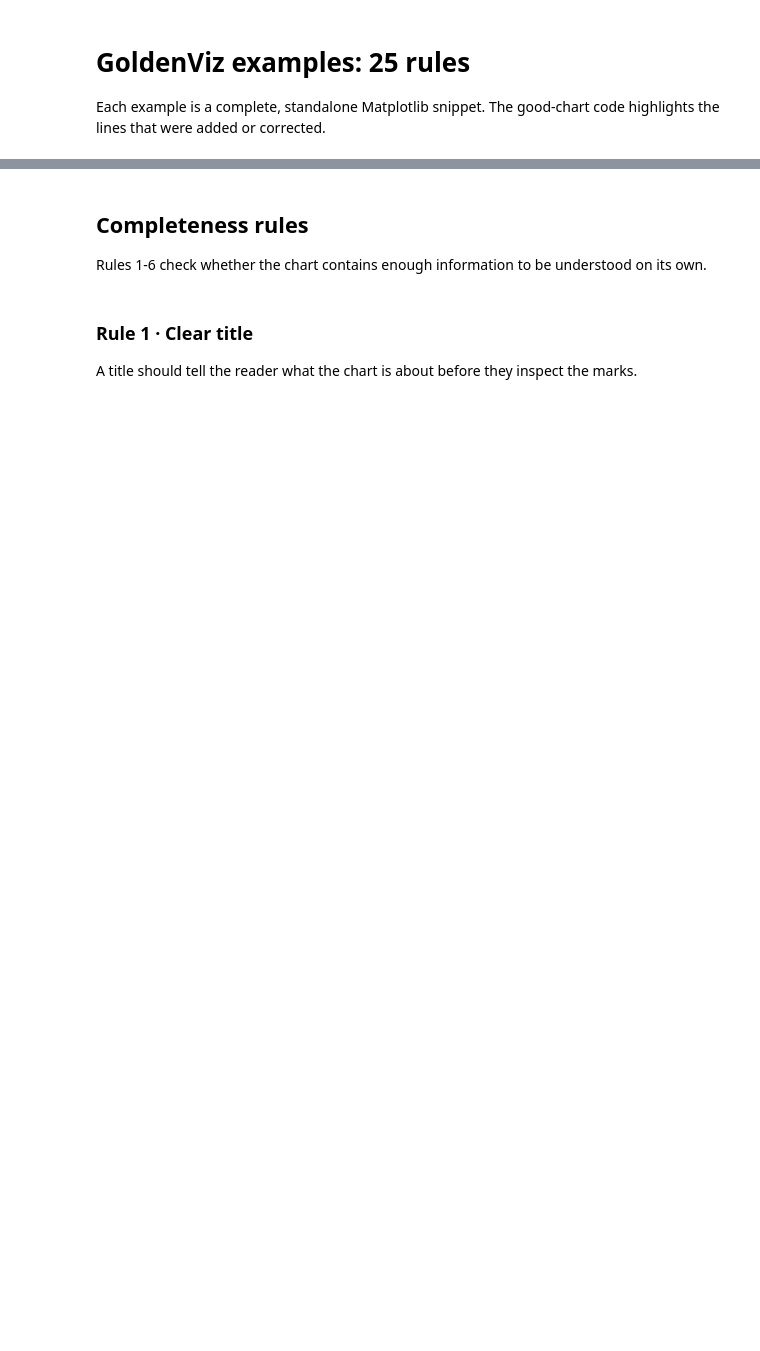
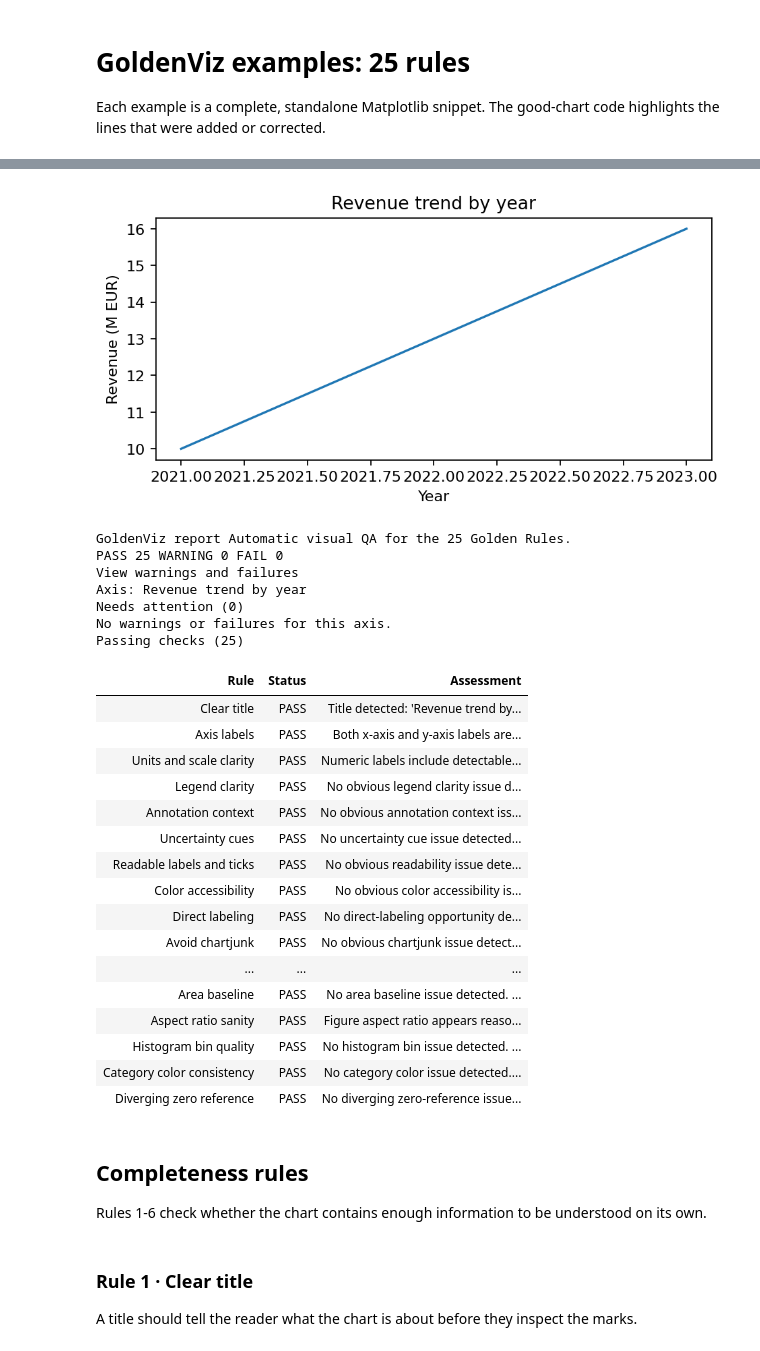
Before and after one commit to WajdiBenSaad/GoldenViz, a Jupyter notebook: docs/examples.ipynb, the cells around one changed output, grey strips where cells are left out. Saved outputs shown, nothing was run; the diff lists cells and outputs as text; code cells hidden in the pictures; blank space fills up the shorter version.

Commit message:
update installation doc

```diff
--- a/docs/examples.ipynb
+++ b/docs/examples.ipynb
@@ -22,3 +26,51 @@ Each example is a complete, standalone Matplotlib snippet. The good-chart code h
+# %%
+import matplotlib.pyplot as plt
+from IPython.display import HTML, display
+from pathlib import Path
+import GoldenViz as gv
+
+fig, ax = plt.subplots(figsize=(6, 3.2))
+ax.plot([2021, 2022, 2023], [10, 13, 16])
+ax.set_title("Revenue trend by year")
+ax.set_xlabel("Year")
+ax.set_ylabel("Revenue (M EUR)")
+
+# The chart output appears first.
+display(fig)
+
+# GoldenViz analyzes the figure; the HTML report below is embedded in this notebook.
+report = gv.analyze(fig)
+report_html = Path("_static/goldenviz_installation_check_report.html")
+if not report_html.exists():
+    report_html = Path("docs/_static/goldenviz_installation_check_report.html")
+display(HTML(report_html.read_text(encoding="utf-8")))
+plt.close(fig)
+# %% [output]
+[figure, added]
+GoldenViz report Automatic visual QA for the 25 Golden Rules.
+PASS 25 WARNING 0 FAIL 0
+View warnings and failures
+Axis: Revenue trend by year
+Needs attention (0)
+No warnings or failures for this axis.
+Passing checks (25)
+| Rule | Status | Assessment |
+| Clear title | PASS | Title detected: 'Revenue trend by... |
+| Axis labels | PASS | Both x-axis and y-axis labels are... |
+| Units and scale clarity | PASS | Numeric labels include detectable... |
+| Legend clarity | PASS | No obvious legend clarity issue d... |
+| Annotation context | PASS | No obvious annotation context iss... |
+| Uncertainty cues | PASS | No uncertainty cue issue detected... |
+| Readable labels and ticks | PASS | No obvious readability issue dete... |
+| Color accessibility | PASS | No obvious color accessibility is... |
+| Direct labeling | PASS | No direct-labeling opportunity de... |
+| Avoid chartjunk | PASS | No obvious chartjunk issue detect... |
+| ... | ... | ... |
+| Area baseline | PASS | No area baseline issue detected. ... |
+| Aspect ratio sanity | PASS | Figure aspect ratio appears reaso... |
+| Histogram bin quality | PASS | No histogram bin issue detected. ... |
+| Category color consistency | PASS | No category color issue detected.... |
+| Diverging zero reference | PASS | No diverging zero-reference issue... |
 # %% [markdown]
 ## Completeness rules
 
```
Also changed, not shown: parts of 1 cell of this notebook, 3 other files.
